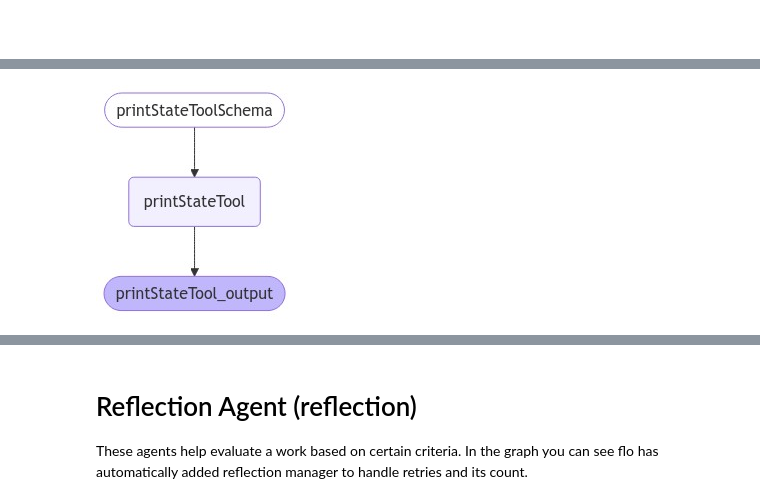
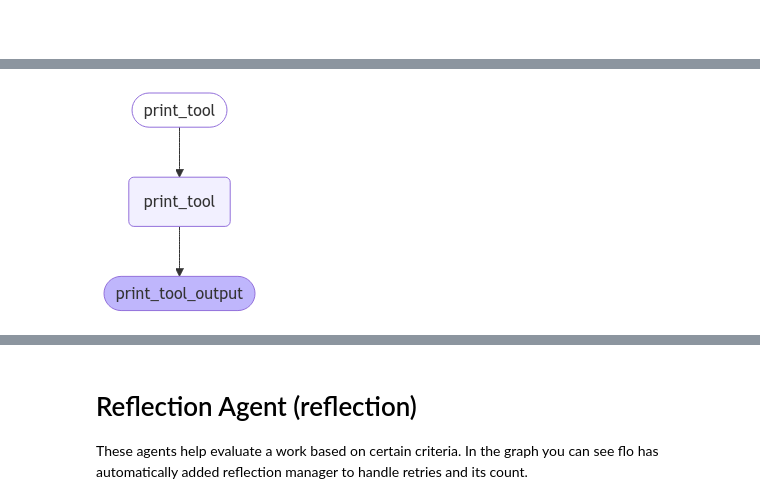
Before and after one commit to NuxTrade/AIFlow, a Jupyter notebook: examples/agent_of_flo_ai.ipynb, the cells around one changed output, grey strips where cells are left out. Saved outputs shown, nothing was run; the diff lists cells and outputs as text; code cells hidden in the pictures.

```diff
--- a/examples/agent_of_flo_ai.ipynb
+++ b/examples/agent_of_flo_ai.ipynb
@@ -129,27 +176,23 @@ Lets create a simple tool agent, which has just a tool and nothing else. The too
 # %% [markdown]
 #
 # %%
+from flo_ai import flotool
 from langchain.tools import BaseTool
 
-class PrintStateTool(BaseTool):
-    name = "printStateTool"
-    description = "Just print the state"
-
-    def _run(
-        self, **kwargs
-    ) -> str:
-        print(kwargs)
-        return "Print tool call success"
+@flotool("print_tool", "To print the state")
+def print_state(**kwargs):
+    print(kwargs)
+    return "Print tool call success"
 
 session.register_tool(
     name="printStateTool",
-    tool=PrintStateTool()
+    tool=print_state
 )
 
 simple_tool_agent = """
 apiVersion: flo/alpha-v1
 kind: FloAgent
-name: llm-assistant
+name: llm-tool
 agent:
     name: tool-to-print-state
     kind: tool
@@ -166,4 +208,4 @@ flo.draw()
-[figure, old version]
+[figure, new version]
 # %%
 print(flo.invoke("Print what I am saying"))
 # %% [output]
```
Also changed, not shown: parts of 11 cells of this notebook, 5 other files.
